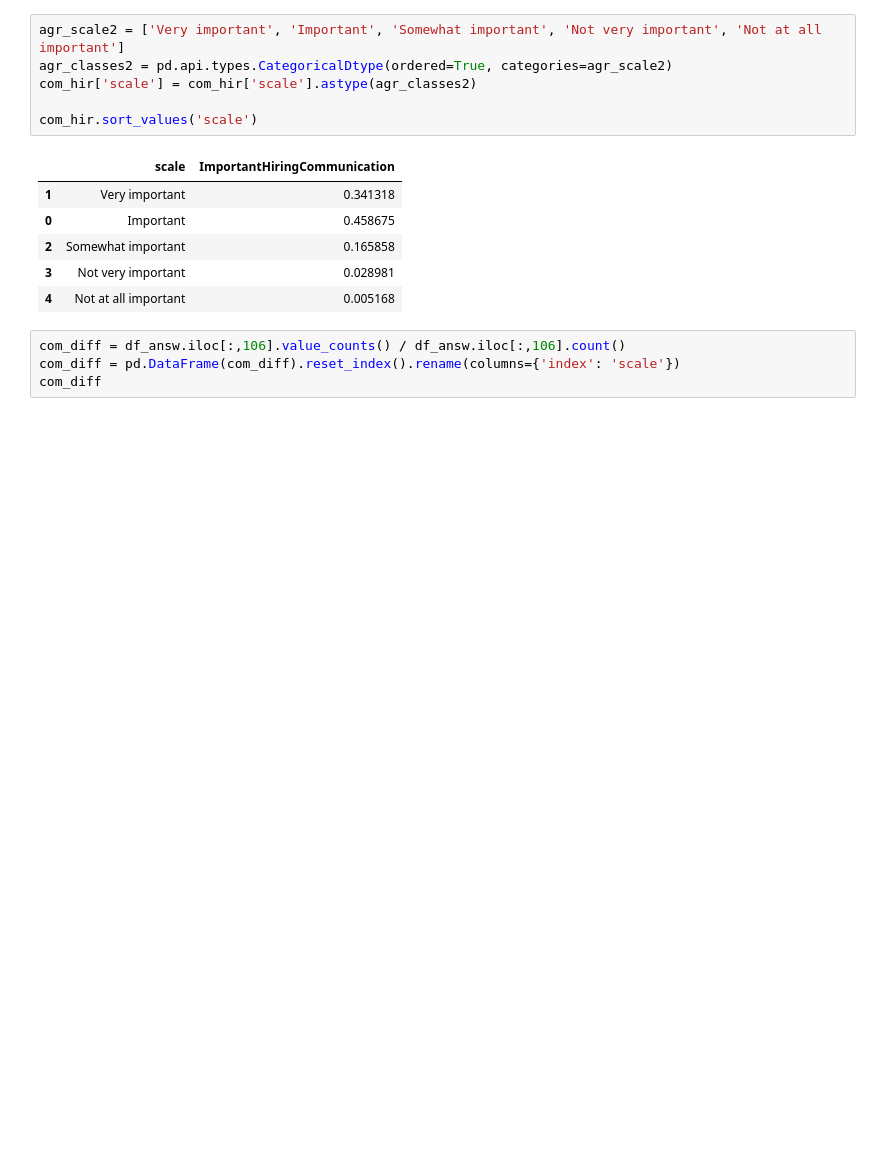
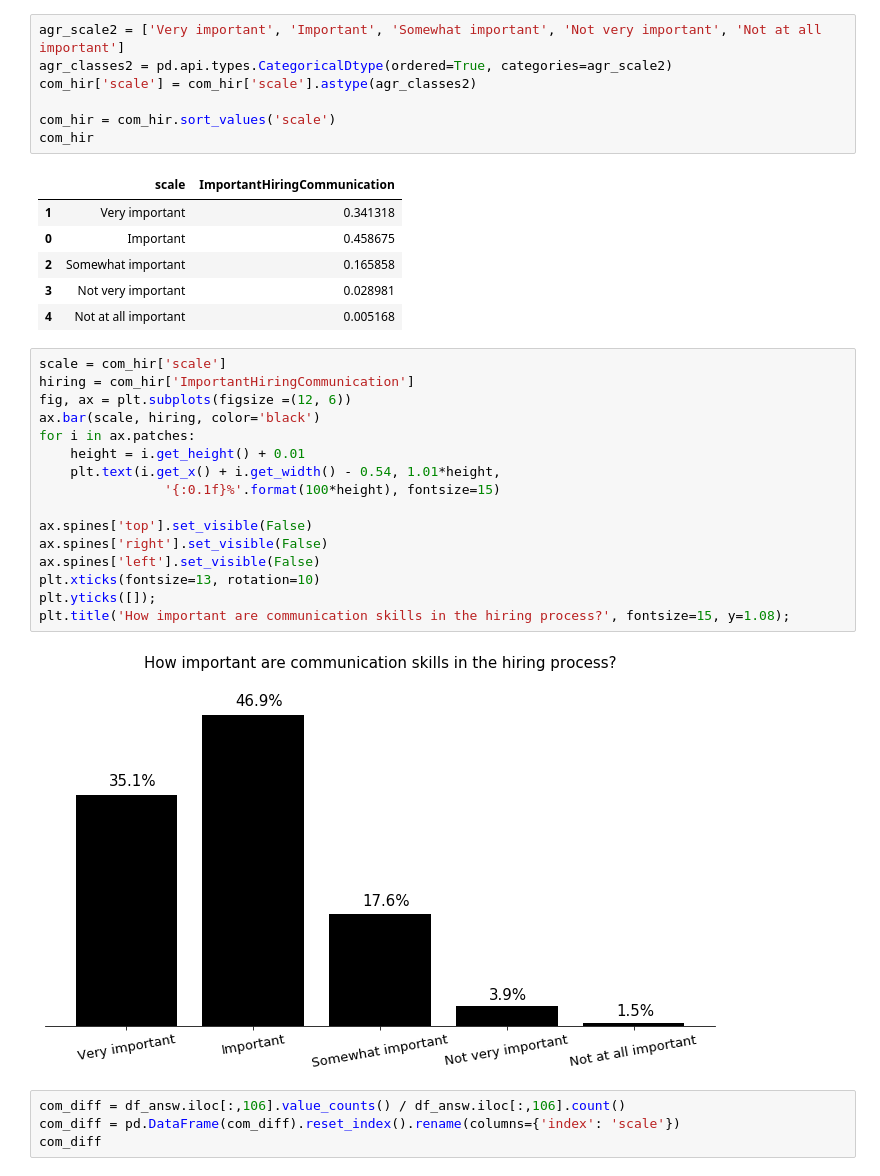
Before and after one commit to rafael-roldao/udct_p1_stackoverflow, a Jupyter notebook: 2017 Stackoverflow Survey Analysis.ipynb, the cells around one changed output. Drawn from its saved outputs; the diff is of its cells as text; blank space fills up the shorter version.

Commit message:
Polishing charts

```diff
--- a/2017 Stackoverflow Survey Analysis.ipynb
+++ b/2017 Stackoverflow Survey Analysis.ipynb
@@ -287,7 +290,8 @@ agr_scale2 = ['Very important', 'Important', 'Somewhat important', 'Not very imp
 agr_classes2 = pd.api.types.CategoricalDtype(ordered=True, categories=agr_scale2)
 com_hir['scale'] = com_hir['scale'].astype(agr_classes2)
 
-com_hir.sort_values('scale')
+com_hir = com_hir.sort_values('scale')
+com_hir
 # %% [output]
 |  | scale | ImportantHiringCommunication |
 | 1 | Very important | 0.341318 |
@@ -295,6 +299,24 @@ com_hir.sort_values('scale')
 | 2 | Somewhat important | 0.165858 |
 | 3 | Not very important | 0.028981 |
 | 4 | Not at all important | 0.005168 |
+# %%
+scale = com_hir['scale']
+hiring = com_hir['ImportantHiringCommunication']
+fig, ax = plt.subplots(figsize =(12, 6))
+ax.bar(scale, hiring, color='black')
+for i in ax.patches:
+    height = i.get_height() + 0.01
+    plt.text(i.get_x() + i.get_width() - 0.54, 1.01*height,
+                '{:0.1f}%'.format(100*height), fontsize=15)
+
+ax.spines['top'].set_visible(False)
+ax.spines['right'].set_visible(False)
+ax.spines['left'].set_visible(False)
+plt.xticks(fontsize=13, rotation=10)
+plt.yticks([]);
+plt.title('How important are communication skills in the hiring process?', fontsize=15, y=1.08);
+# %% [output]
+[figure, added]
 # %%
 com_diff = df_answ.iloc[:,106].value_counts() / df_answ.iloc[:,106].count()
 com_diff = pd.DataFrame(com_diff).reset_index().rename(columns={'index': 'scale'})
```
Also changed, not shown: parts of 4 cells of this notebook.
